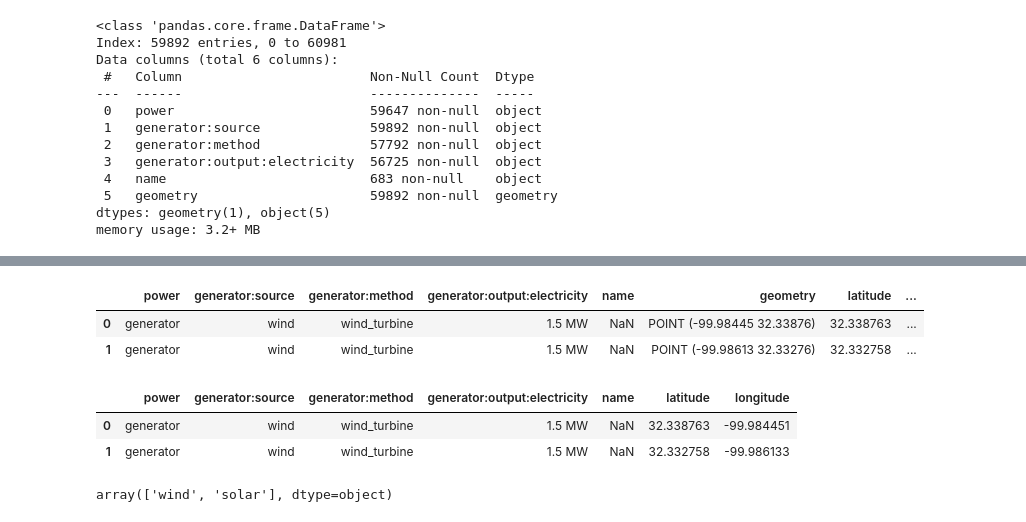
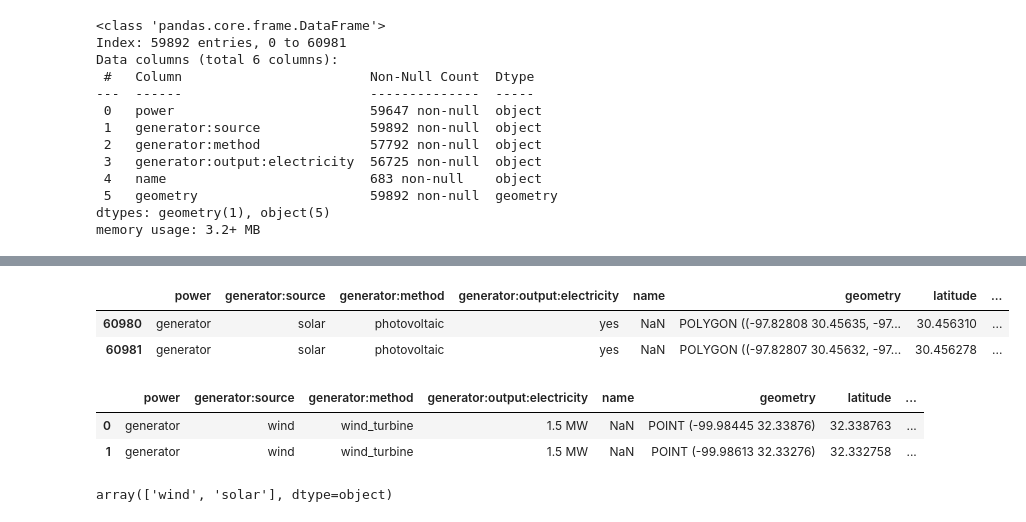
Before and after one commit to abhik12295/Renewable-Energy-Maintenance, a Jupyter notebook: src/data_collection/data_collection_4.ipynb, the cells around one changed output, grey strips where cells are left out. Cells and saved outputs as stored; diff of their text form; code cells hidden in the pictures.

```diff
--- a/src/data_collection/data_collection_4.ipynb
+++ b/src/data_collection/data_collection_4.ipynb
@@ -176,8 +181,14 @@ df_copy_drop.head(4)
-# %%
-from shapely.geometry import Point
-
-df_copy_drop['latitude'] = df_copy_drop['geometry'].apply(lambda geom: geom.y if isinstance(geom, Point) else float('nan'))
-df_copy_drop['longitude'] = df_copy_drop['geometry'].apply(lambda geom: geom.x if isinstance(geom, Point) else float('nan'))
+# %%
+# convert geometry to latitude and longitude
+# POLYGON ((-97.82841 30.45643, -97.82811 30.45643)) - pick first value and convert to latitude and longitude
+# and for (-97.82841 30.45643) - convert to latitude and longitude
+df_copy_drop['latitude'] = df_copy_drop['geometry'].apply(lambda x: x.representative_point().y)
+df_copy_drop['longitude'] = df_copy_drop['geometry'].apply(lambda x: x.representative_point().x)
+df_copy_drop.tail(2)
+# %% [output]
+|  | power | generator:source | generator:method | generator:output:electricity | name | geometry | latitude | ... |
+| 60980 | generator | solar | photovoltaic | yes | NaN | POLYGON ((-97.82808 30.45635, -97... | 30.456310 | ... |
+| 60981 | generator | solar | photovoltaic | yes | NaN | POLYGON ((-97.82807 30.45632, -97... | 30.456278 | ... |
 # %%
 df_copy_drop.head(2)
 # %% [output]
@@ -186,12 +197,6 @@ df_copy_drop.head(2)
 | 1 | generator | wind | wind_turbine | 1.5 MW | NaN | POINT (-99.98613 32.33276) | 32.332758 | ... |
 # %%
 df_copy_drop.drop(columns=['geometry'], inplace=True)
-# %%
-df_copy_drop.head(2)
-# %% [output]
-|  | power | generator:source | generator:method | generator:output:electricity | name | latitude | longitude |
-| 0 | generator | wind | wind_turbine | 1.5 MW | NaN | 32.338763 | -99.984451 |
-| 1 | generator | wind | wind_turbine | 1.5 MW | NaN | 32.332758 | -99.986133 |
 # %%
 df_copy_drop['generator:source'].unique()
 # %% [output]
```
Also changed, not shown: parts of 3 cells of this notebook.
